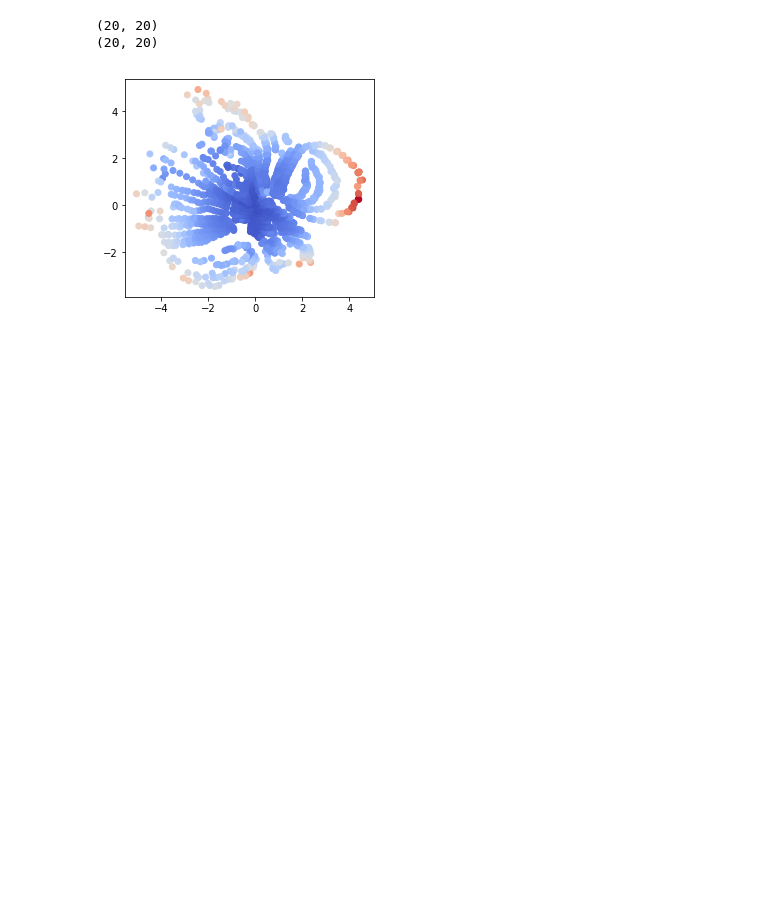
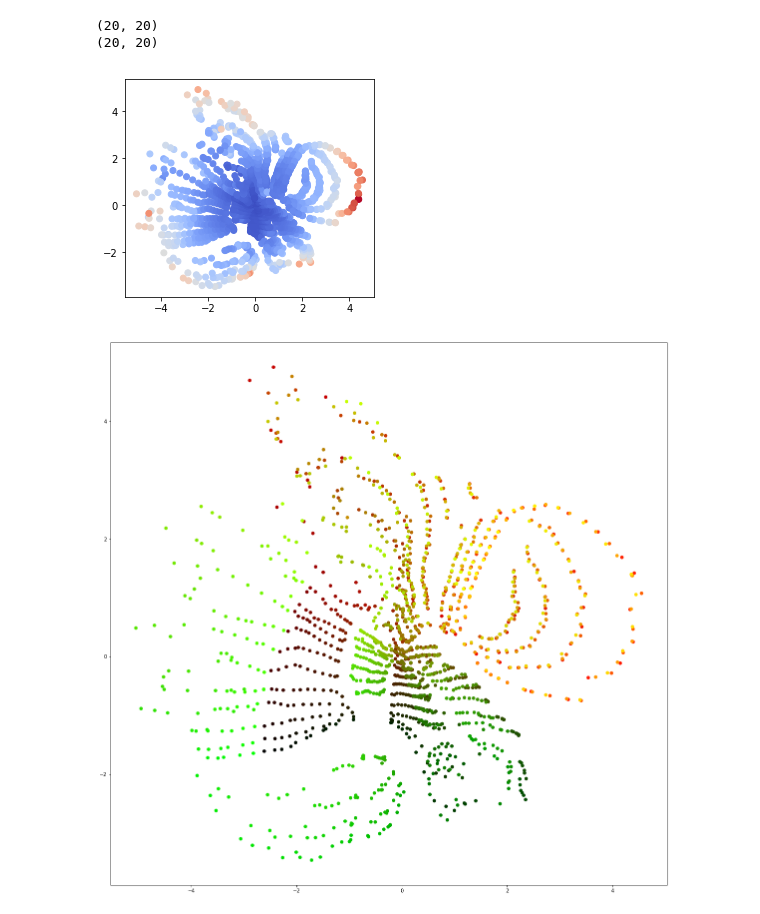
Before and after one commit to tik0/2019_QUT_DAAD_DEMO, a Jupyter notebook: notebooks/VAE_rubiks_feature_extractor_simple.ipynb, the cells around one changed output. Drawn from its saved outputs; the diff is of its cells as text; code cells hidden in the pictures; blank space fills up the shorter version.

Commit message:
Add colorization of scatterplot via angles
Signed-off-by: Timo Korthals <tkorthals@cit-ec.uni-bielefeld.de>

```diff
--- a/notebooks/VAE_rubiks_feature_extractor_simple.ipynb
+++ b/notebooks/VAE_rubiks_feature_extractor_simple.ipynb
@@ -9,6 +9,7 @@
    https://arxiv.org/pdf/1611.01891.pdf
 '''
 import warnings
+import csv
 import os
 from glob import glob
 import numpy as np
@@ -35,4 +36,7 @@ from vae_tools import plot_model, layers, nb_tools, viz, loader, build_model, sa
 
 nb_tools.notebook_resize()
 sanity.check()
+
+num_data = 1710
+data_dir = 'img_0'
 # %% [output]
@@ -45,4 +48,9 @@ Available GPUs ['/job:localhost/replica:0/task:0/device:GPU:0']
 # %%
+# Read the poses and observations
+with open(data_dir + "/lookup_pitch_yaw.csv", "r") as f:
+    reader = csv.reader(f, delimiter=',')
+    pose_pitch_yaw = np.asarray([[float(x[0]), float(x[1])] for x in list(reader)[1:]])
+    f.close()
 
 def get_iterator(batch_size):
     from keras.preprocessing.image import ImageDataGenerator
@@ -54,14 +62,14 @@ def get_iterator(batch_size):
         width_shift_range=0.0,  # randomly shift images horizontally (fraction of total width)
         height_shift_range=0.0)  # randomly shift images vertically (fraction of total height))
 
-    train_generator = train_datagen.flow_from_directory('img_0', interpolation='nearest',
+    train_generator = train_datagen.flow_from_directory(data_dir, interpolation='nearest',
             color_mode='rgb', shuffle=False, seed=None,
             target_size=(60, 80),
             batch_size=batch_size,
             #save_to_dir='img_0_augmented',
             class_mode=None)
     return train_generator
-X_train = get_iterator(1710).next()
+X_train = get_iterator(num_data).next()
 # %% [output]
 Found 1710 images belonging to 1 classes.
 # %%
@@ -259,3 +267,12 @@ plt.axis("image")
 plt.show()
 # %% [output]
 [figure]
+# %%
+# Check the output distribution of the feature extractor
+X_train_flatten = X_train.reshape((X_train.shape[0], np.prod(X_train.shape[1:])))
+X_train_feat = model_obj.get_encoder_mean([encoder[0][0]]).predict(X_train_flatten)
+c = np.concatenate(((pose_pitch_yaw - np.min(pose_pitch_yaw, axis=0)) / np.max(pose_pitch_yaw, axis=0), np.zeros((num_data,1))), axis=1)
+plt.scatter(X_train_feat[:,0], X_train_feat[:,1], c=c)
+plt.show()
+# %% [output]
+[figure, added]
```
Also changed, not shown: parts of 1 cell of this notebook.
